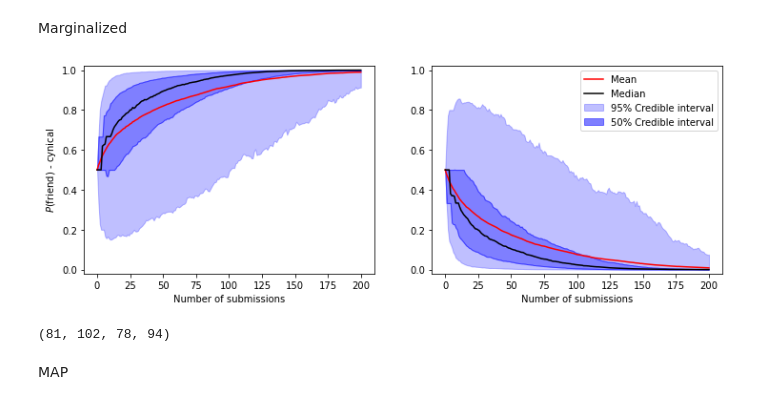
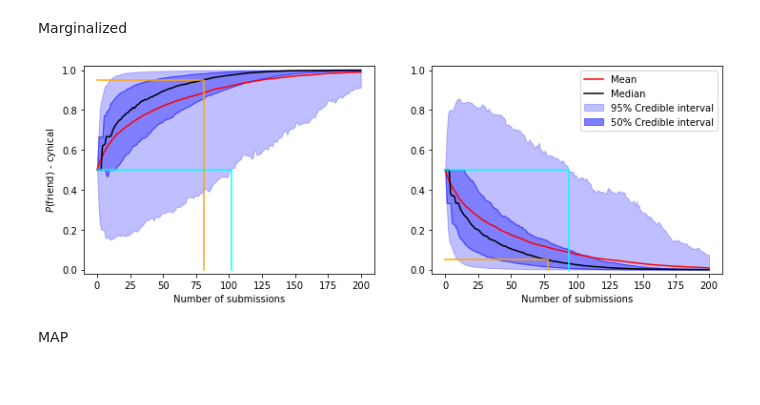
Before and after one commit to LabPresse/how_many_submissions, a Jupyter notebook: obtaining_graphs.ipynb, the cells around one changed output. Drawn from its saved outputs; the diff is of its cells as text; code cells hidden in the pictures.

```diff
--- a/obtaining_graphs.ipynb
+++ b/obtaining_graphs.ipynb
@@ -45,24 +45,6 @@ Marginalized
 # %%
 rho_cf = pd.read_csv('rho_friend_{}.csv'.format(gl.suffix))
 rho_cr = pd.read_csv('rho_rival_{}.csv'.format(gl.suffix))
-# %%
-fig,ax=plt.subplots(1,2,figsize=(12,4))
-
-plot_confidence(ax[0],*get_confidence(rho_cf))
-ax[0].set_ylabel(r'$P($friend$)$ - {}'.format(gl.model_name))
-ax[0].set_xlabel('Number of submissions')
-ax[0].set_ylim([-.02,1.02])
-
-plot_confidence(ax[1],*get_confidence(rho_cr))
-#ax[1].set_ylabel(r'$P($friend$)$ - {}'.format(gl.model_name))
-ax[1].set_xlabel('Number of submissions')
-ax[1].set_ylim([-.02,1.02])
-
-plt.legend()
-plt.savefig('rho_{}.png'.format(gl.suffix),dpi=600,bbox_inches="tight")
-plt.show()
-# %% [output]
-[figure, old version]
 # %%
 x = np.array(1-rho_cf)
 xt = x.transpose()
@@ -74,9 +56,30 @@ yt = y.transpose()
 median_r  = np.array([np.percentile(d,50) for d in yt])
 upper95_r = np.array([np.percentile(d,97.5) for d in yt])
 
-(median_f<.05).argmax(),(upper95_f<.5).argmax(),(median_r<.05).argmax(),(upper95_r<.5).argmax()
+cf05,cf50 = (median_f<.05).argmax(),(upper95_f<.5).argmax()
+cr05,cr50 = (median_r<.05).argmax(),(upper95_r<.5).argmax()
-# %% [output]
-(81, 102, 78, 94)
+# %%
+fig,ax=plt.subplots(1,2,figsize=(12,4))
+
+plot_confidence(ax[0],*get_confidence(rho_cf))
+ax[0].set_ylabel(r'$P($friend$)$ - {}'.format(gl.model_name))
+ax[0].set_xlabel('Number of submissions')
+ax[0].set_ylim([-.02,1.02])
+ax[0].plot([0,cf50,cf50],[.5,.5,0],color='cyan')
+ax[0].plot([0,cf05,cf05],[.95,.95,0],color='orange')
+
+plot_confidence(ax[1],*get_confidence(rho_cr))
+#ax[1].set_ylabel(r'$P($friend$)$ - {}'.format(gl.model_name))
+ax[1].set_xlabel('Number of submissions')
+ax[1].set_ylim([-.02,1.02])
+ax[1].plot([0,cr50,cr50],[.5,.5,0],color='cyan')
+ax[1].plot([0,cr05,cr05],[.05,.05,0],color='orange')
+
+plt.legend()
+plt.savefig('rho_{}.png'.format(gl.suffix),dpi=600,bbox_inches="tight")
+plt.show()
+# %% [output]
+[figure, new version]
 # %% [markdown]
 MAP
 # %%
```
Also changed, not shown: parts of 20 cells of this notebook, 2 other files.
